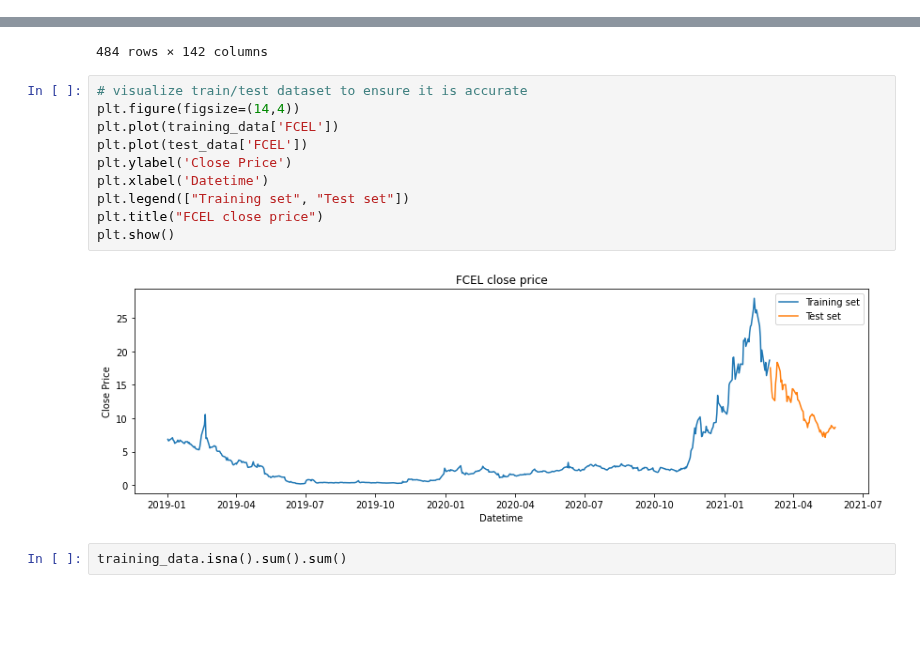
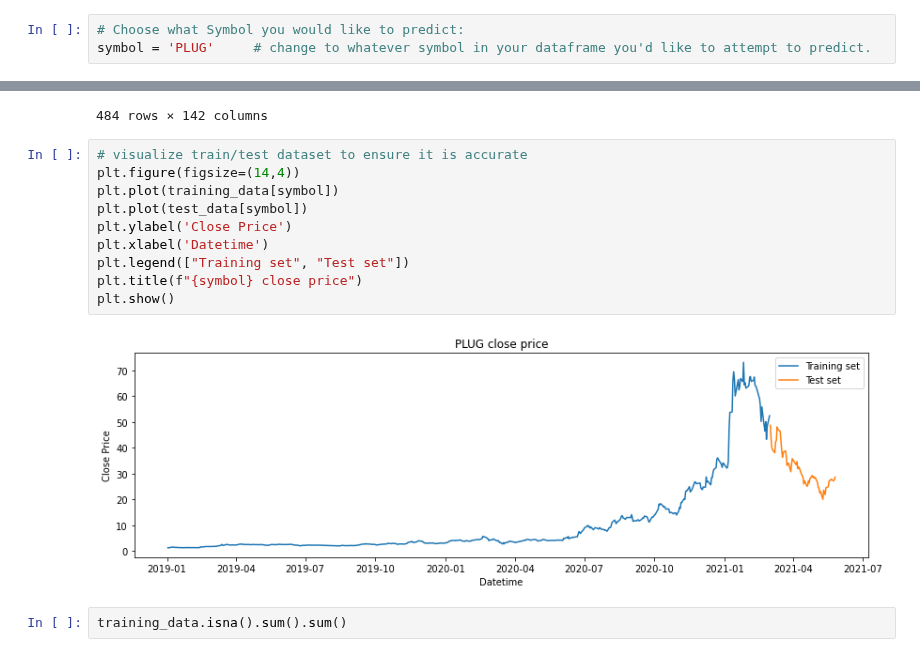
Before and after one commit to jmacdonald2010/stock-prediction, a Jupyter notebook: mlTests03_EOD.ipynb, the cells around one changed output, grey strips where cells are left out. Drawn from its saved outputs; the diff is of its cells as text; blank space fills up the shorter version.

```diff
--- a/mlTests03_EOD.ipynb
+++ b/mlTests03_EOD.ipynb
@@ -115,6 +115,9 @@ close_df['FCEL'].plot()
 ## Creating a ML model
 # %% [markdown]
 ### Split the test/training data
+# %%
+# Choose what Symbol you would like to predict:
+symbol = 'PLUG'     # change to whatever symbol in your dataframe you'd like to attempt to predict.
 # %%
 # splitting test/training data
 
@@ -145,15 +148,15 @@ training_data
 # %%
 # visualize train/test dataset to ensure it is accurate
 plt.figure(figsize=(14,4))
-plt.plot(training_data['FCEL'])
-plt.plot(test_data['FCEL'])
+plt.plot(training_data[symbol])
+plt.plot(test_data[symbol])
 plt.ylabel('Close Price')
 plt.xlabel('Datetime')
 plt.legend(["Training set", "Test set"])
-plt.title("FCEL close price")
+plt.title(f"{symbol} close price")
 plt.show()
 # %% [output]
-[figure, old version]
+[figure, new version]
 # %%
 training_data.isna().sum().sum()
 # %% [output]
```
Also changed, not shown: parts of 8 cells of this notebook, 1 other file.
